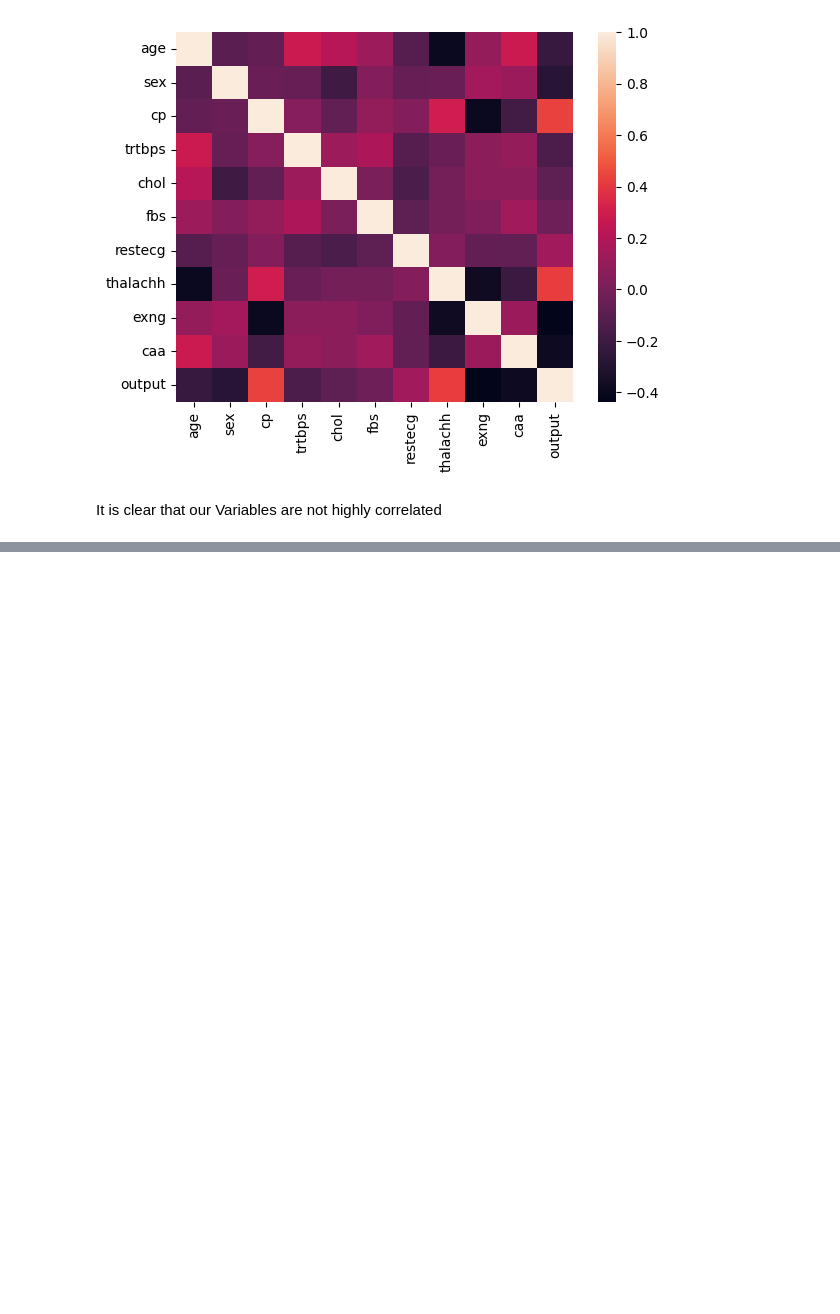
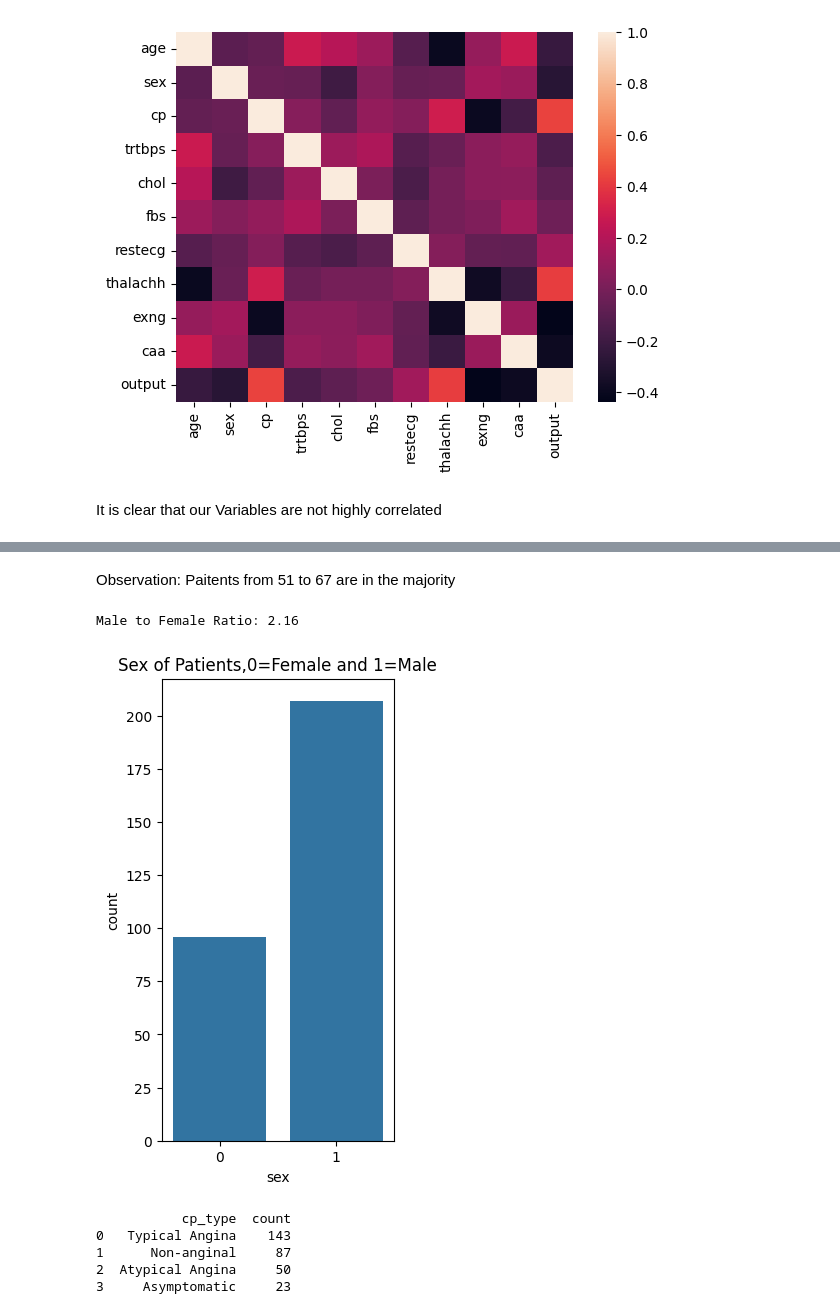
Before and after one commit to karishmasd/Heart-Attack-Risk-Predictor, a Jupyter notebook: heart.ipynb, the cells around one changed output, grey strips where cells are left out. Cells and saved outputs as stored; diff of their text form; code cells hidden in the pictures; blank space fills up the shorter version.

```diff
--- a/heart.ipynb
+++ b/heart.ipynb
@@ -138,0 +165,34 @@ It is clear that our Variables are not highly correlated
+# %% [markdown]
+Observation: Paitents from 51 to 67 are in the majority
+# %%
+plt.figure(figsize=(3, 6))
+plt.title("Sex of Patients,0=Female and 1=Male")
+sns.countplot(x='sex',data=df)
+sex_counts = df['sex'].value_counts()
+ratio = sex_counts[1] / sex_counts[0]
+print(f"Male to Female Ratio: {ratio:.2f}")
+# %% [output]
+Male to Female Ratio: 2.16
+[figure, added]
+# %%
+
+
+cp_data = df['cp'].value_counts().reset_index()
+
+cp_data.columns = ['cp_type', 'count']
+
+cp_data['cp_type'] = cp_data['cp_type'].astype(str)
+
+cp_data.loc[cp_data['cp_type'] == '0', 'cp_type'] = 'Typical Angina'
+cp_data.loc[cp_data['cp_type'] == '1', 'cp_type'] = 'Atypical Angina'
+cp_data.loc[cp_data['cp_type'] == '2', 'cp_type'] = 'Non-anginal'
+cp_data.loc[cp_data['cp_type'] == '3', 'cp_type'] = 'Asymptomatic'
+
+# Done!
+print(cp_data)
+# %% [output]
+           cp_type  count
+0   Typical Angina    143
+1      Non-anginal     87
+2  Atypical Angina     50
+3     Asymptomatic     23
```
Also changed, not shown: parts of 7 cells of this notebook.
